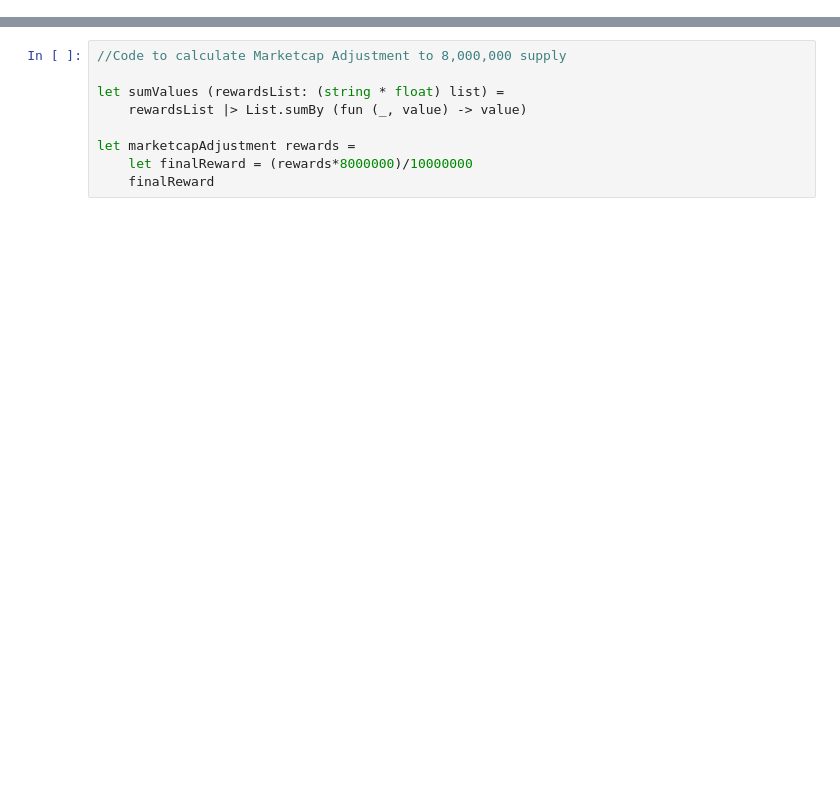
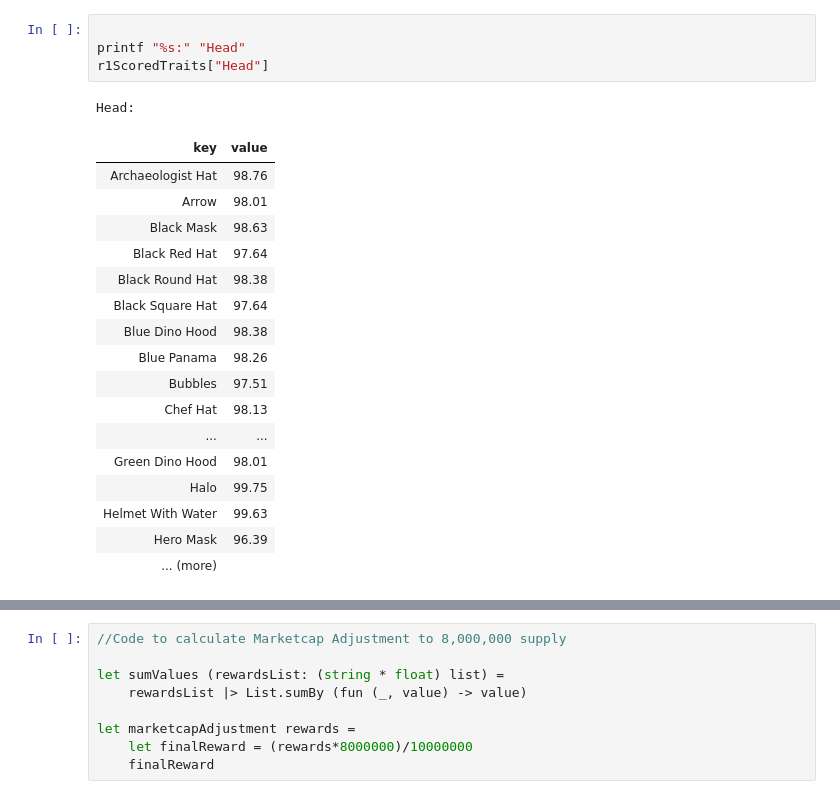
Before and after one commit to CML90/F-Web-Scraping, a Jupyter notebook: SwypNFTRewardsCalculations.ipynb, the cells around one changed output, grey strips where cells are left out. Saved outputs shown, nothing was run; the diff lists cells and outputs as text; blank space fills up the shorter version.

```diff
--- a/SwypNFTRewardsCalculations.ipynb
+++ b/SwypNFTRewardsCalculations.ipynb
@@ -309,0 +257,23 @@ r2ScoredTraits.[7]
+# %%
+
+printf "%s:" "Head"
+r1ScoredTraits["Head"]
+# %% [output]
+Head:
+| key | value |
+| Archaeologist Hat | 98.76 |
+| Arrow | 98.01 |
+| Black Mask | 98.63 |
+| Black Red Hat | 97.64 |
+| Black Round Hat | 98.38 |
+| Black Square Hat | 97.64 |
+| Blue Dino Hood | 98.38 |
+| Blue Panama | 98.26 |
+| Bubbles | 97.51 |
+| Chef Hat | 98.13 |
+| ... | ... |
+| Green Dino Hood | 98.01 |
+| Halo | 99.75 |
+| Helmet With Water | 99.63 |
+| Hero Mask | 96.39 |
+| ... (more) |  |
```
Also changed, not shown: parts of 25 cells of this notebook, 1 other file.
